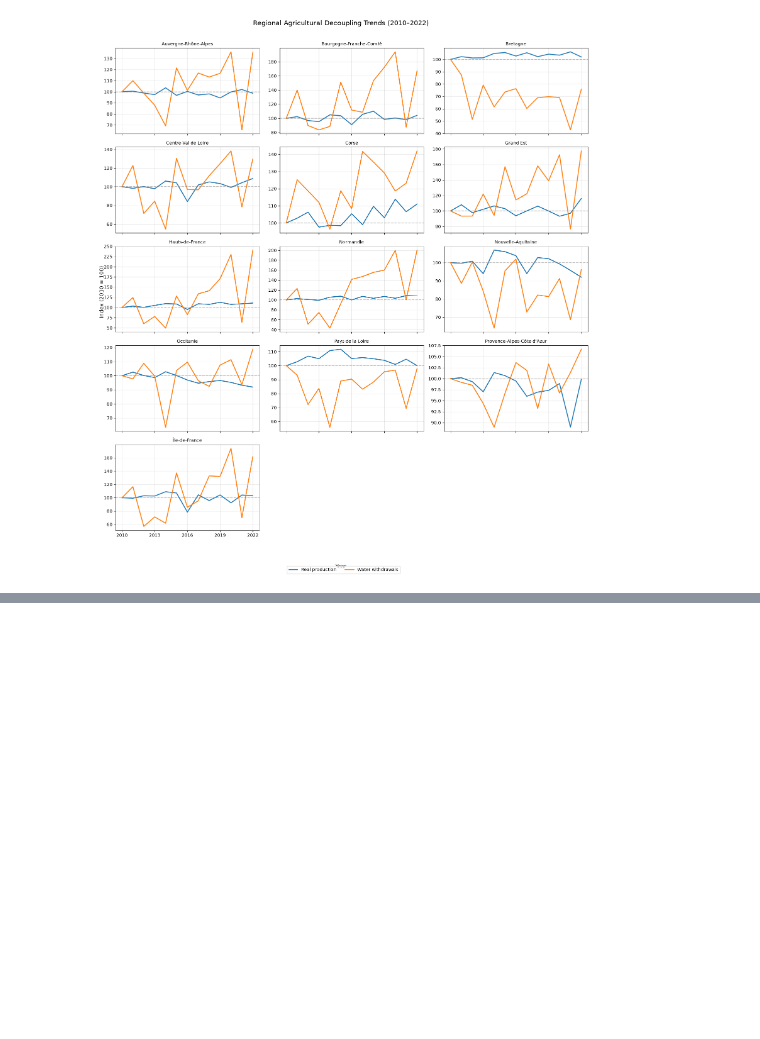
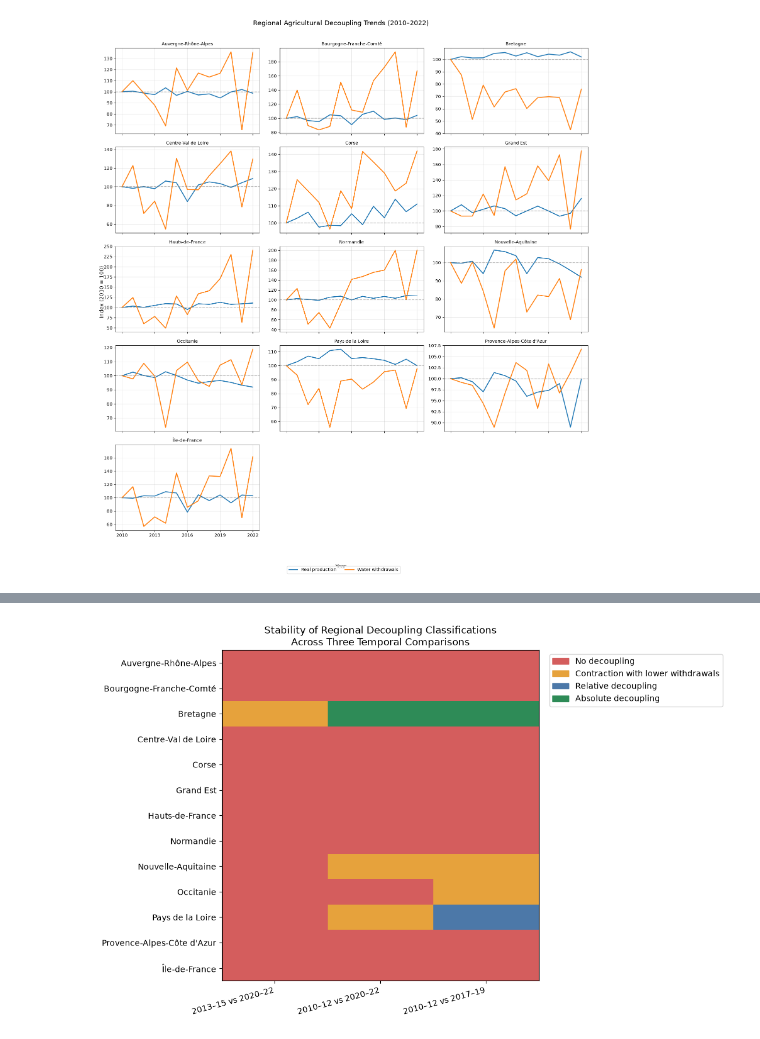
Before and after one commit to vicentef-cmyk/DataScProject, a Jupyter notebook: notebooks/analysis.ipynb, the cells around one changed output, grey strips where cells are left out. Saved outputs shown, nothing was run; the diff lists cells and outputs as text; code cells hidden in the pictures; blank space fills up the shorter version.

```diff
--- a/notebooks/analysis.ipynb
+++ b/notebooks/analysis.ipynb
@@ -1242,0 +1521,64 @@ display(robustness.round(1))
+# %%
+from matplotlib.colors import ListedColormap
+from matplotlib.patches import Patch
+
+# Define category order and colors
+categories = [
+    "No decoupling",
+    "Contraction with lower withdrawals",
+    "Relative decoupling",
+    "Absolute decoupling"
+]
+
+colors = ["#D45D5D", "#E6A23C", "#4C78A8", "#2E8B57"]
+
+# Convert classifications to numerical values
+category_codes = {
+    category: i for i, category in enumerate(categories)
+}
+
+heatmap_data = classification_matrix.replace(
+    category_codes
+).astype(int)
+
+fig, ax = plt.subplots(figsize=(11, 7))
+
+ax.imshow(
+    heatmap_data,
+    cmap=ListedColormap(colors),
+    vmin=-0.5,
+    vmax=3.5,
+    aspect="auto"
+)
+
+ax.set_xticks(range(len(heatmap_data.columns)))
+ax.set_xticklabels(
+    ["2013–15 vs 2020–22", "2010–12 vs 2020–22",
+     "2010–12 vs 2017–19"],
+    rotation=15,
+    ha="right"
+)
+
+ax.set_yticks(range(len(heatmap_data.index)))
+ax.set_yticklabels(heatmap_data.index)
+
+ax.set_title(
+    "Stability of Regional Decoupling Classifications\n"
+    "Across Three Temporal Comparisons"
+)
+
+legend = [
+    Patch(color=color, label=category)
+    for category, color in zip(categories, colors)
+]
+
+ax.legend(
+    handles=legend,
+    bbox_to_anchor=(1.02, 1),
+    loc="upper left"
+)
+
+plt.tight_layout()
+plt.show()
+# %% [output]
+[figure, added]
```
Also changed, not shown: parts of 15 cells of this notebook.
